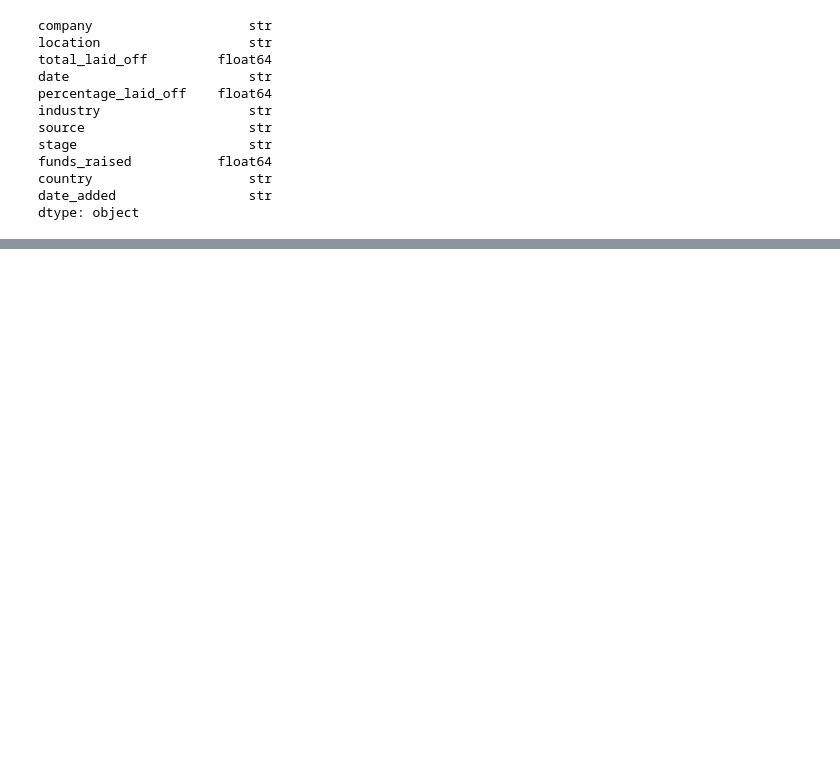
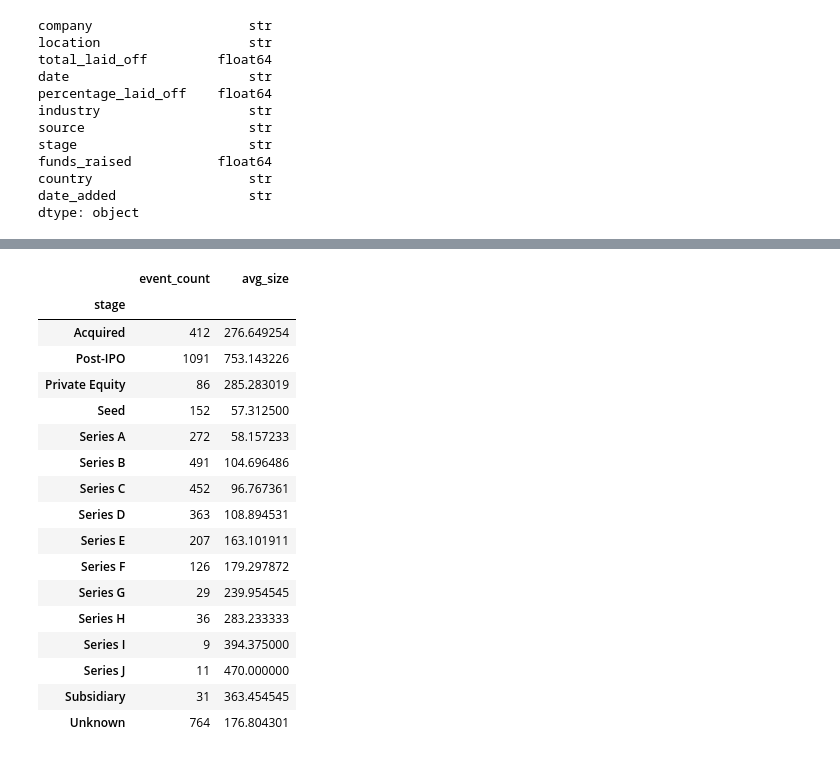
Before and after one commit to minnajoby/LayoffLens, a Jupyter notebook: notebooks/01_load_explore.ipynb, the cells around one changed output, grey strips where cells are left out. Drawn from its saved outputs; the diff is of its cells as text; code cells hidden in the pictures; blank space fills up the shorter version.

```diff
--- a/notebooks/01_load_explore.ipynb
+++ b/notebooks/01_load_explore.ipynb
@@ -31,0 +324,25 @@ dtype: object
+# %%
+stage_stats = df.groupby('stage').agg(
+    event_count = ('company','count'),
+    avg_size = ('total_laid_off','mean')
+)
+stage_stats
+# %% [output]
+|  | event_count | avg_size |
+| stage |  |  |
+| Acquired | 412 | 276.649254 |
+| Post-IPO | 1091 | 753.143226 |
+| Private Equity | 86 | 285.283019 |
+| Seed | 152 | 57.312500 |
+| Series A | 272 | 58.157233 |
+| Series B | 491 | 104.696486 |
+| Series C | 452 | 96.767361 |
+| Series D | 363 | 108.894531 |
+| Series E | 207 | 163.101911 |
+| Series F | 126 | 179.297872 |
+| Series G | 29 | 239.954545 |
+| Series H | 36 | 283.233333 |
+| Series I | 9 | 394.375000 |
+| Series J | 11 | 470.000000 |
+| Subsidiary | 31 | 363.454545 |
+| Unknown | 764 | 176.804301 |
```
Also changed, not shown: parts of 29 cells of this notebook.
